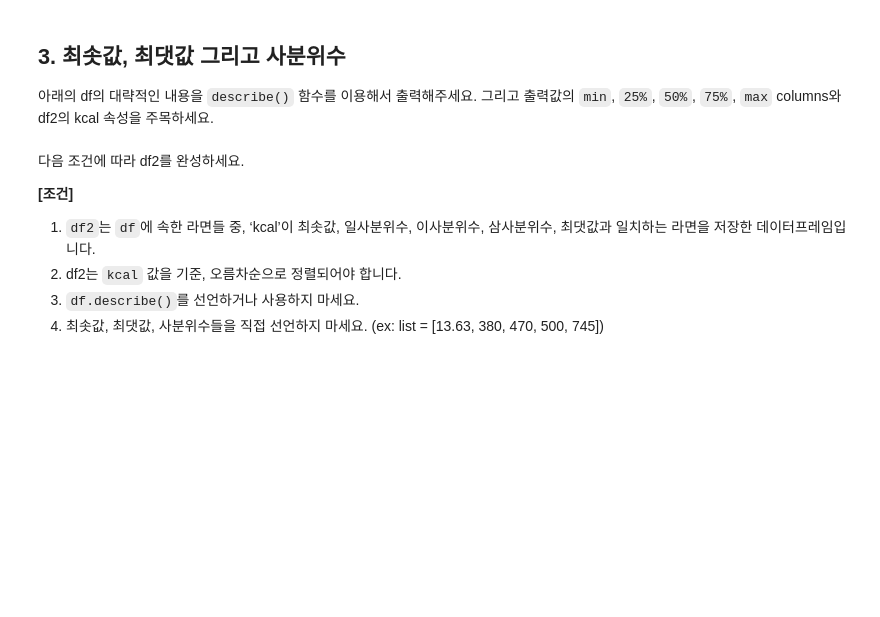
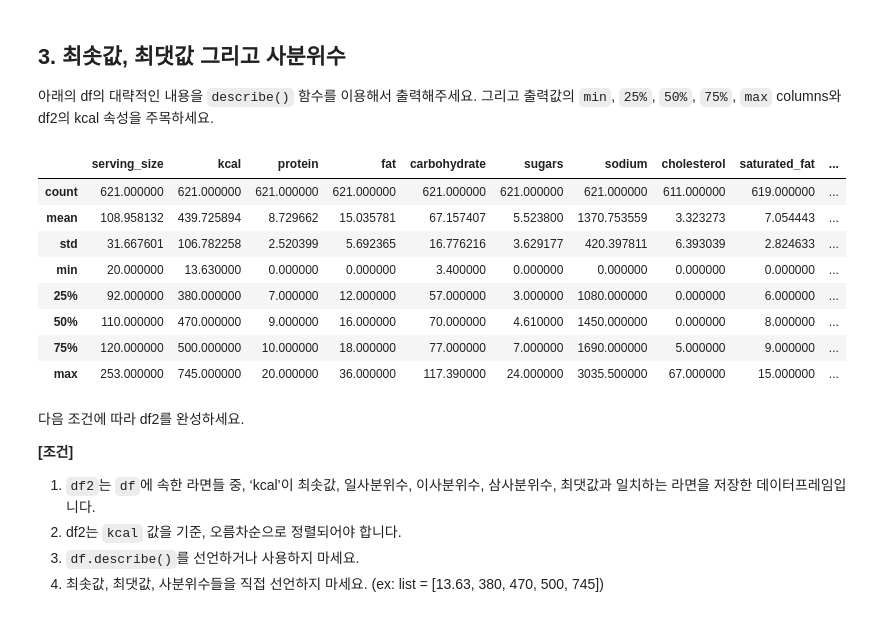
Before and after one commit to yula00/DAP_2022, a Jupyter notebook: lecture3.ipynb, the cells around one changed output. Saved outputs shown, nothing was run; the diff lists cells and outputs as text; code cells hidden in the pictures; blank space fills up the shorter version.

```diff
--- a/lecture3.ipynb
+++ b/lecture3.ipynb
@@ -402,3 +413,15 @@ df
+# %%
+df.describe()
+# %% [output]
+|  | serving_size | kcal | protein | fat | carbohydrate | sugars | sodium | cholesterol | saturated_fat | ... |
+| count | 621.000000 | 621.000000 | 621.000000 | 621.000000 | 621.000000 | 621.000000 | 621.000000 | 611.000000 | 619.000000 | ... |
+| mean | 108.958132 | 439.725894 | 8.729662 | 15.035781 | 67.157407 | 5.523800 | 1370.753559 | 3.323273 | 7.054443 | ... |
+| std | 31.667601 | 106.782258 | 2.520399 | 5.692365 | 16.776216 | 3.629177 | 420.397811 | 6.393039 | 2.824633 | ... |
+| min | 20.000000 | 13.630000 | 0.000000 | 0.000000 | 3.400000 | 0.000000 | 0.000000 | 0.000000 | 0.000000 | ... |
+| 25% | 92.000000 | 380.000000 | 7.000000 | 12.000000 | 57.000000 | 3.000000 | 1080.000000 | 0.000000 | 6.000000 | ... |
+| 50% | 110.000000 | 470.000000 | 9.000000 | 16.000000 | 70.000000 | 4.610000 | 1450.000000 | 0.000000 | 8.000000 | ... |
+| 75% | 120.000000 | 500.000000 | 10.000000 | 18.000000 | 77.000000 | 7.000000 | 1690.000000 | 5.000000 | 9.000000 | ... |
+| max | 253.000000 | 745.000000 | 20.000000 | 36.000000 | 117.390000 | 24.000000 | 3035.500000 | 67.000000 | 15.000000 | ... |
 # %% [markdown]
 다음 조건에 따라 df2를 완성하세요.
 
```
Also changed, not shown: parts of 14 cells of this notebook.
